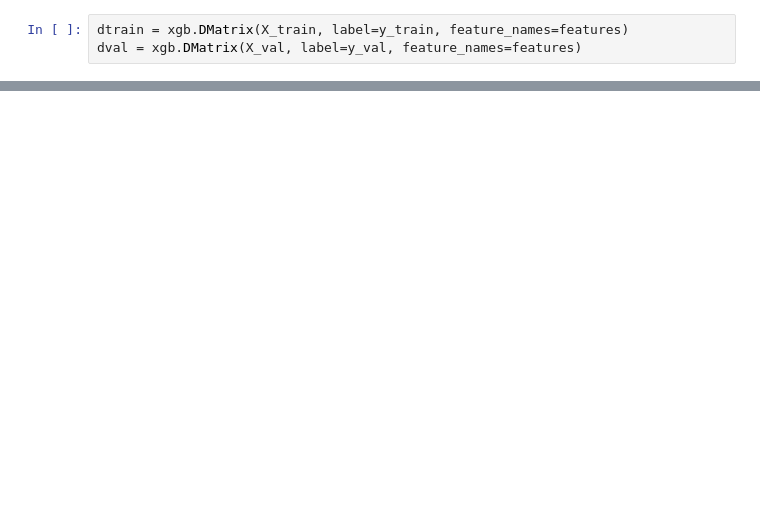
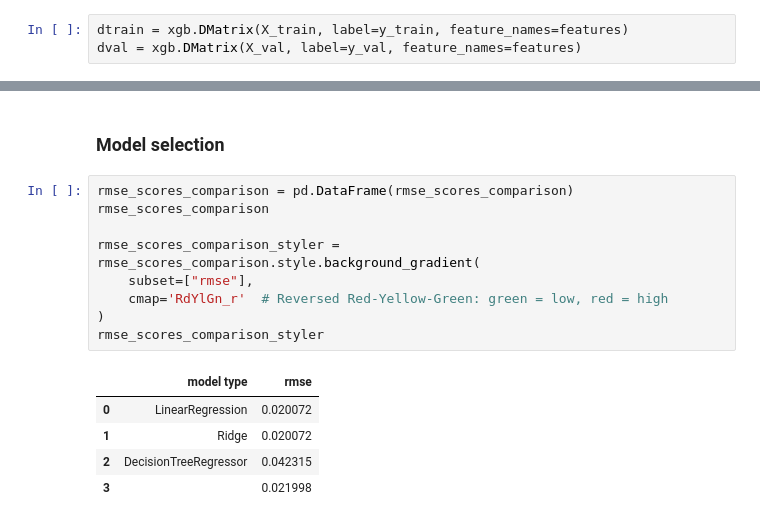
Before and after one commit to DavidVFitzGerald/flood-prediction-model, a Jupyter notebook: notebook.ipynb, the cells around one changed output, grey strips where cells are left out. Saved outputs shown, nothing was run; the diff lists cells and outputs as text; blank space fills up the shorter version.

```diff
--- a/notebook.ipynb
+++ b/notebook.ipynb
@@ -428,0 +471,17 @@ However, that value is higher than the RMSE obtained with the LinearRegression m
+# %% [markdown]
+### Model selection
+# %%
+rmse_scores_comparison = pd.DataFrame(rmse_scores_comparison)
+rmse_scores_comparison
+
+rmse_scores_comparison_styler = rmse_scores_comparison.style.background_gradient(
+    subset=["rmse"],
+    cmap='RdYlGn_r'  # Reversed Red-Yellow-Green: green = low, red = high
+)
+rmse_scores_comparison_styler
+# %% [output]
+|  | model type | rmse |
+| 0 | LinearRegression | 0.020072 |
+| 1 | Ridge | 0.020072 |
+| 2 | DecisionTreeRegressor | 0.042315 |
+| 3 |  | 0.021998 |
```
Also changed, not shown: parts of 35 cells of this notebook.
